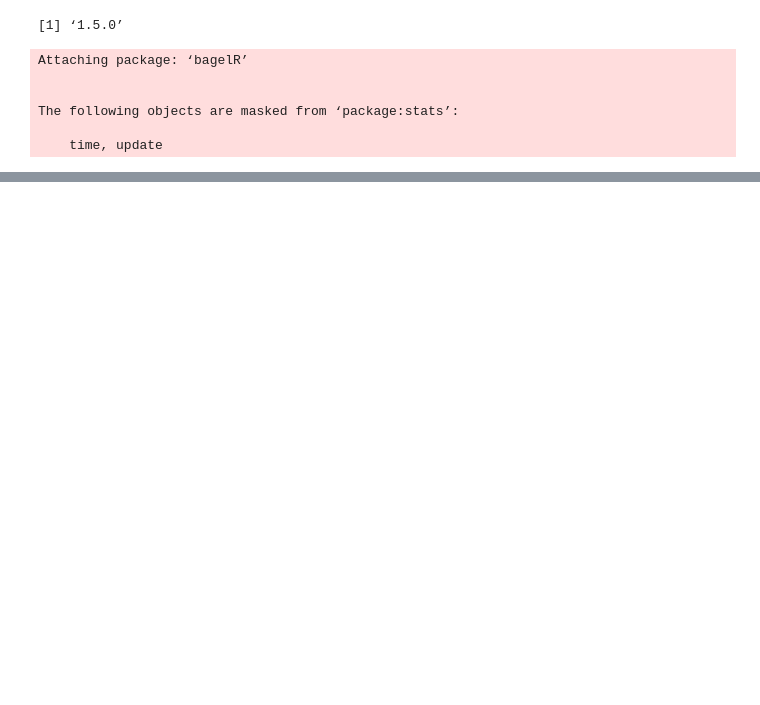
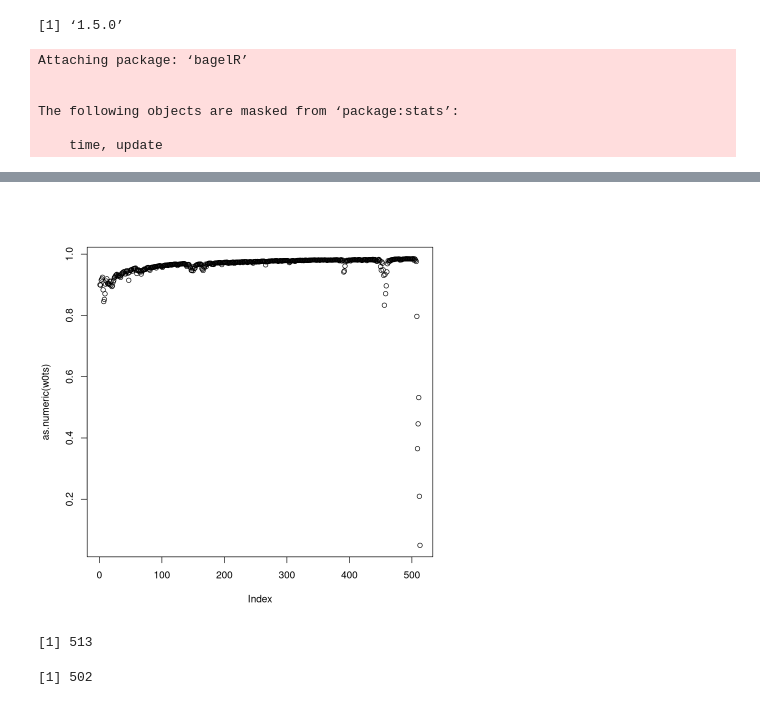
Before and after one commit to grosed/bagel, a Jupyter notebook: notebooks/sequential-bagel.ipynb, the cells around one changed output, grey strips where cells are left out. Saved outputs shown, nothing was run; the diff lists cells and outputs as text; code cells hidden in the pictures; blank space fills up the shorter version.

```diff
--- a/notebooks/sequential-bagel.ipynb
+++ b/notebooks/sequential-bagel.ipynb
@@ -117,0 +110,22 @@ weights(results)
+# %%
+for(y in Y[301:800])
+{
+   w0t <- update(bagel_object,y)
+   w0ts <- append(w0ts,w0t)
+   if(1.0 - w0t > threshold)
+    {
+	   break
+    }
+}
+# %%
+plot(as.numeric(w0ts))
+# %% [output]
+[figure, added]
+# %%
+time(bagel_object)
+# %% [output]
+[1] 513
+# %%
+which.max(weights(bagel_object))
+# %% [output]
+[1] 502
```
Also changed, not shown: parts of 22 cells of this notebook, 2 other files.
